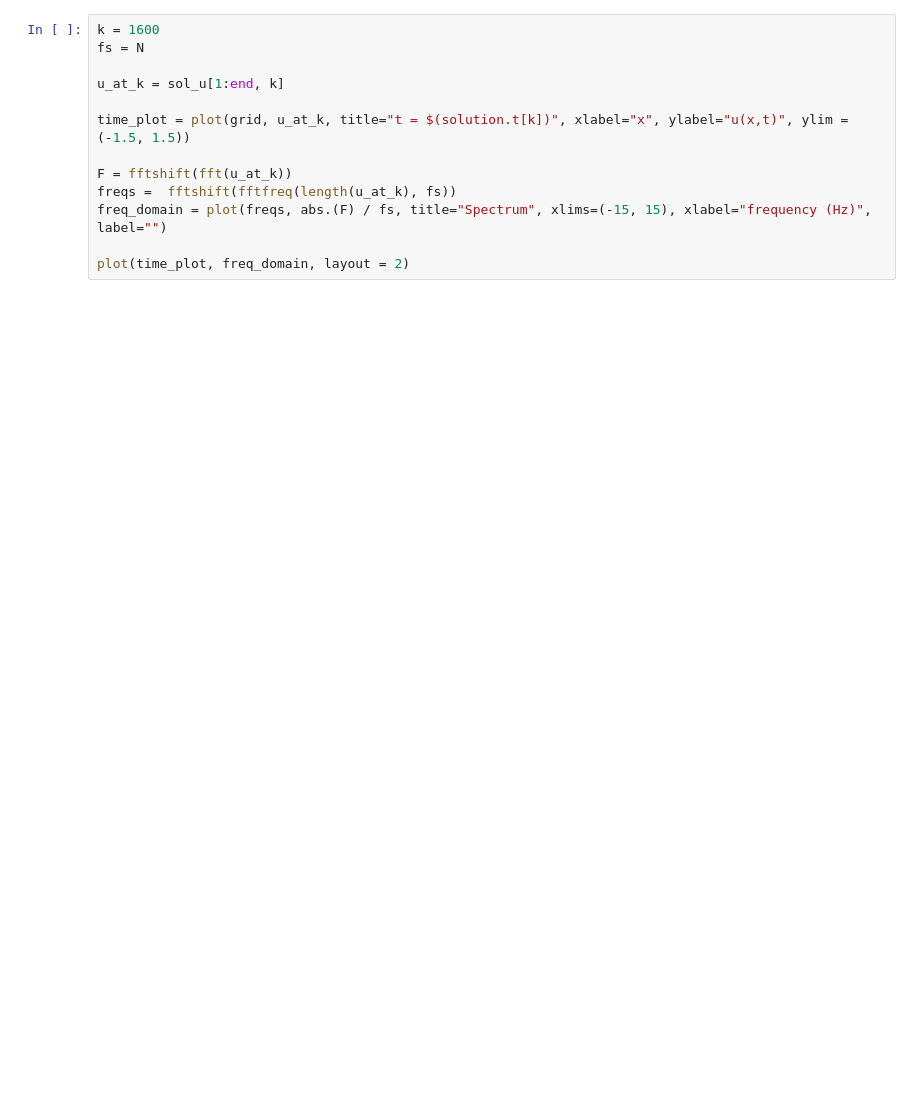
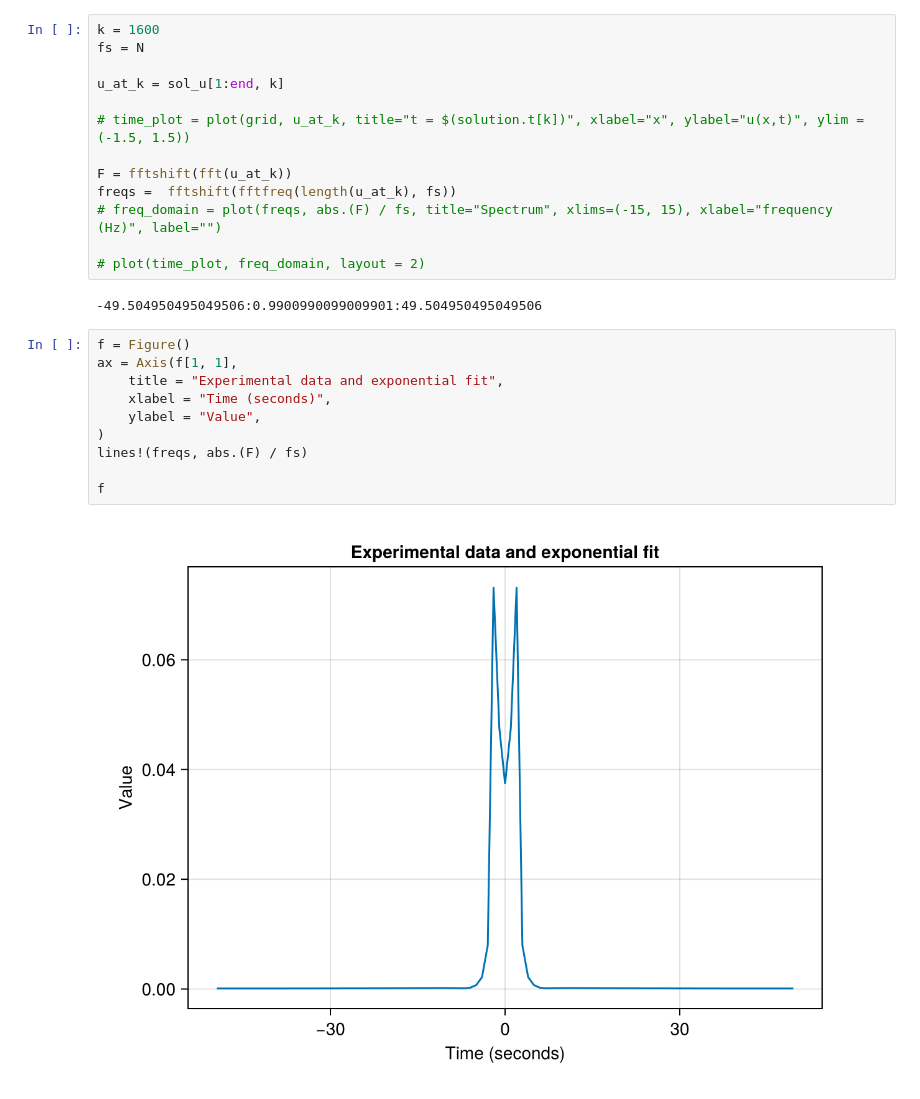
Before and after one commit to MateuszPietrzak/TW3715TU-2025-ShallowWaters, a Jupyter notebook: FD_1D.ipynb, the cells around one changed output. Cells and saved outputs as stored; diff of their text form; blank space fills up the shorter version.

Commit message:
New plot libraries

```diff
--- a/FD_1D.ipynb
+++ b/FD_1D.ipynb
@@ -91,10 +124,24 @@ fs = N
 
 u_at_k = sol_u[1:end, k]
 
-time_plot = plot(grid, u_at_k, title="t = $(solution.t[k])", xlabel="x", ylabel="u(x,t)", ylim = (-1.5, 1.5))
+# time_plot = plot(grid, u_at_k, title="t = $(solution.t[k])", xlabel="x", ylabel="u(x,t)", ylim = (-1.5, 1.5))
 
 F = fftshift(fft(u_at_k))
 freqs =  fftshift(fftfreq(length(u_at_k), fs))
-freq_domain = plot(freqs, abs.(F) / fs, title="Spectrum", xlims=(-15, 15), xlabel="frequency (Hz)", label="")
+# freq_domain = plot(freqs, abs.(F) / fs, title="Spectrum", xlims=(-15, 15), xlabel="frequency (Hz)", label="")
 
-plot(time_plot, freq_domain, layout = 2)
+# plot(time_plot, freq_domain, layout = 2)
+# %% [output]
+-49.504950495049506:0.9900990099009901:49.504950495049506
+# %%
+f = Figure()
+ax = Axis(f[1, 1],
+    title = "Experimental data and exponential fit",
+    xlabel = "Time (seconds)",
+    ylabel = "Value",
+)
+lines!(freqs, abs.(F) / fs)
+
+f
+# %% [output]
+[figure, added]
```
Also changed, not shown: parts of 4 cells of this notebook.
